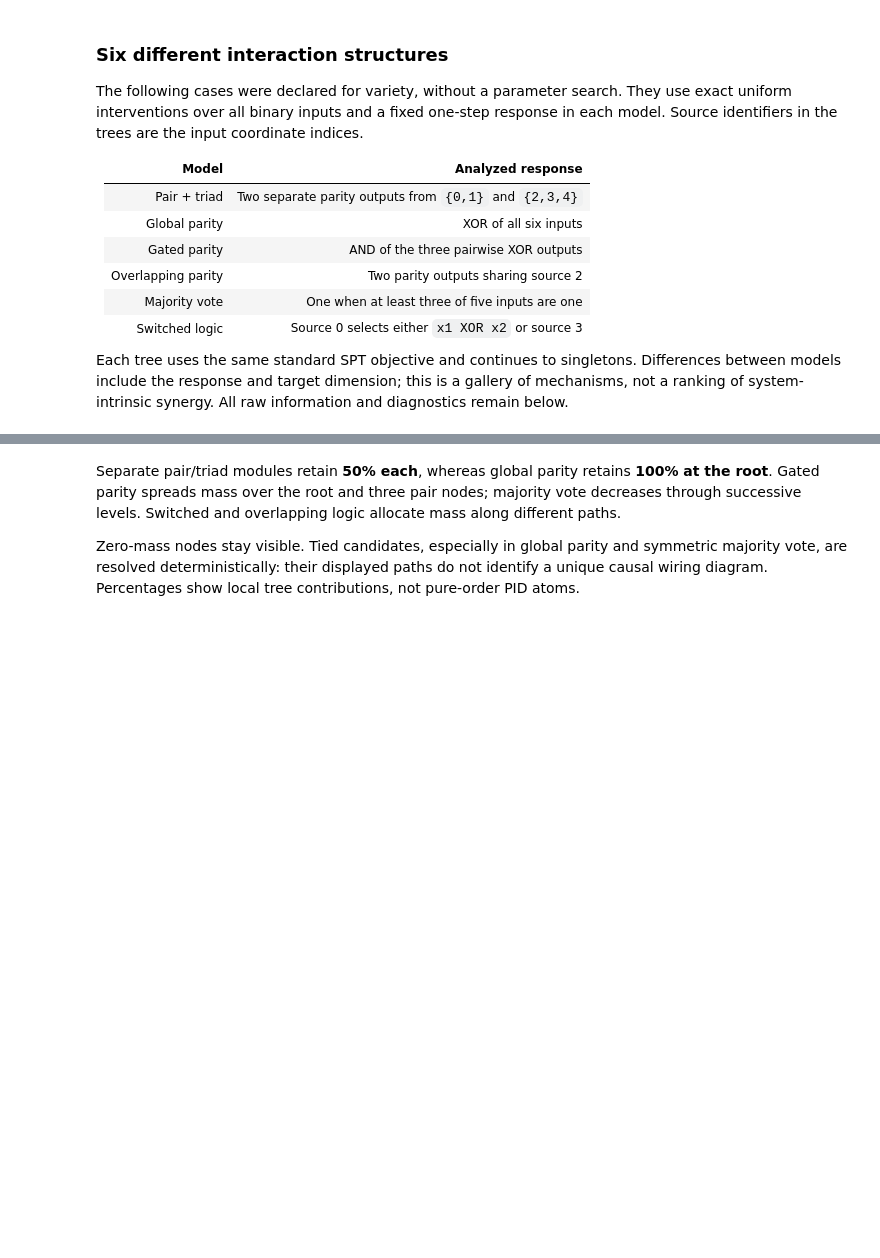
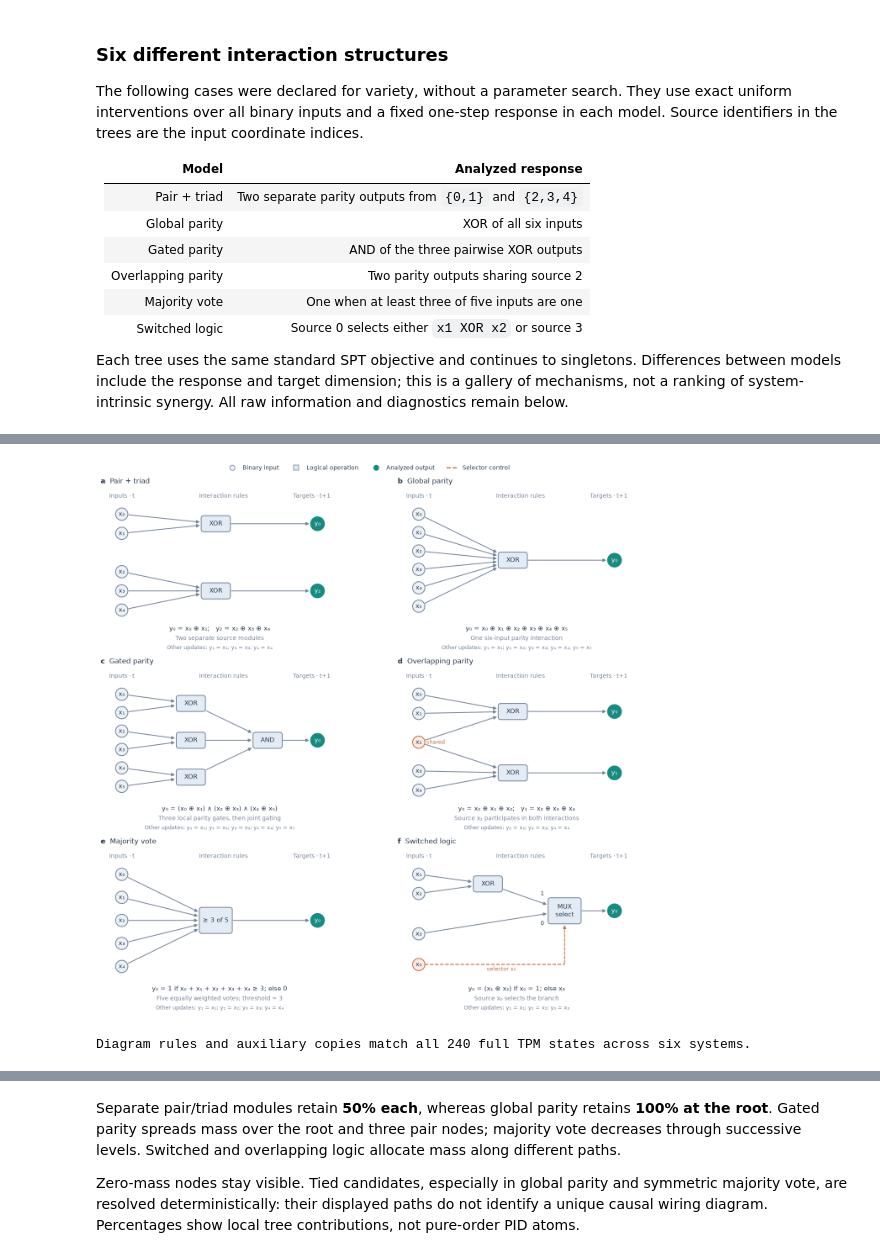
Before and after one commit to Matthew-ymz/EID, a Jupyter notebook: examples/1_feature_overview/example.ipynb, the cells around one changed output, grey strips where cells are left out. Saved outputs shown, nothing was run; the diff lists cells and outputs as text; code cells hidden in the pictures; blank space fills up the shorter version.

```diff
--- a/examples/1_feature_overview/example.ipynb
+++ b/examples/1_feature_overview/example.ipynb
@@ -501,3 +512,9 @@ structure_results = {
+# %%
+import system_diagrams as system_plots
+system_plots.show_boolean_mechanisms(structure_cases, FIG_DIR / "boolean_mechanisms.png")
+# %% [output]
+[figure, added]
+Diagram rules and auxiliary copies match all 240 full TPM states across six systems.
 # %%
 spt_demo.annotate_discrete_results(structure_results, structure_cases)
 plots.show_spt_gallery(structure_results, columns=2, path=FIG_DIR / "spt_structures.png")
```
Also changed, not shown: parts of 30 cells of this notebook, 32 other files.
